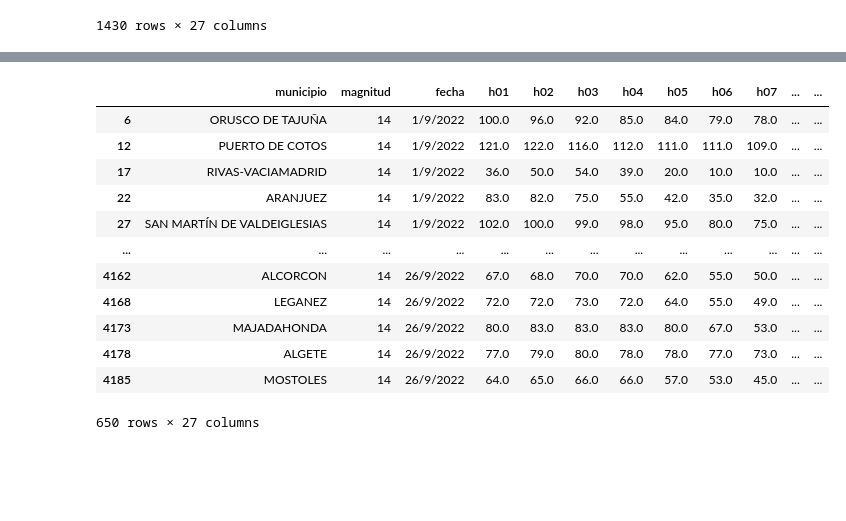
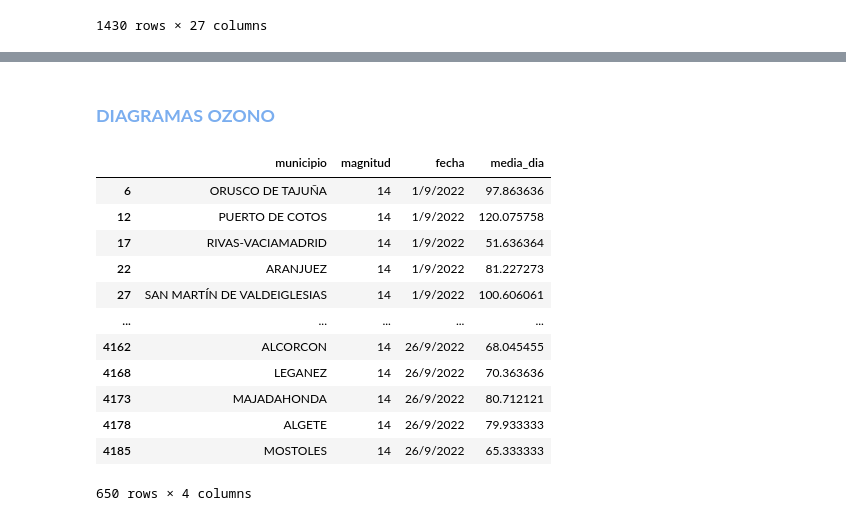
Before and after one commit to AlvaroMartinezSilva/IA, a Jupyter notebook: TrabajoGrupalIA.ipynb, the cells around one changed output, grey strips where cells are left out. Cells and saved outputs as stored; diff of their text form; code cells hidden in the pictures; blank space fills up the shorter version.

Commit message:
arreglado datos

```diff
--- a/TrabajoGrupalIA.ipynb
+++ b/TrabajoGrupalIA.ipynb
@@ -20,5 +42,13 @@ import numpy as np
 # %%
-connection = mysql.connector.connect(host='127.0.0.1',
+#creamos una conexion con la base de datos
+x=1
+if x==0:
+    connection = mysql.connector.connect(host='127.0.0.1',
+                                            user='root',
+                                            password='1234', port='3308')
+    cursor=connection.cursor(buffered=True)
+elif x==1:
+    connection = mysql.connector.connect(host='127.0.0.1',
                                          user='root',
                                          password='1234', port='3306')
 cursor=connection.cursor(buffered=True)
@@ -138,7 +168,7 @@ df.drop( columns=['estacion','punto_muestreo'], axis=1, inplace=True, errors='ig
 df = df.drop(df.filter(regex='v').columns, axis=1,errors='ignore')
 # %%
 #selecciono los elementos que contienen las magnitudes 6, 12 y 14 con los que voy a trabajar
-x=df[(df['magnitud'] == 6)|(df['magnitud'] == 12)|(df['magnitud'] == 14)]
+x=df[(df['magnitud'] == 12)|(df['magnitud'] == 6)|(df['magnitud'] == 14)]
 
 x
 # %% [output]
@@ -163,3 +188,10 @@ x
 # %%
 #ya que tengo el csv que quiero lo descargo y lo importo a sql
 x.to_csv('Datos_Climaticos.csv')
+# %%
+x_horas=pd.DataFrame(data=x.iloc[:,3:])
+mean_x_horas=x_horas.mean(axis=1)
+media_horas_x=pd.DataFrame(data=mean_x_horas)
+x.drop( df.iloc[:, 3:], axis=1, inplace=True, errors='ignore')
+x['media_dia']=media_horas_x
+x
@@ -165,0 +224,4 @@ x.to_csv('Datos_Climaticos.csv')
+# %%
+def dfVelas(num):
+    df=x[(x['magnitud'] == num)]
+    return df
@@ -166,19 +250,20 @@ x.to_csv('Datos_Climaticos.csv')
+# %% [markdown]
+<h3 style='font-family: "Times New Roman", Times, serif; font-weight: bold;color:#7BAEEF;letter-spacing: 2px;'>DIAGRAMAS OZONO</h3>
 # %%
 #saco la tabla de solo emiciones de ozono
-ozono=x[(x['magnitud'] == 14)]
+ozono=dfVelas(14)
 ozono
-#x.plot( 'ano', x.iloc[:,5:30] )
 # %% [output]
-|  | municipio | magnitud | fecha | h01 | h02 | h03 | h04 | h05 | h06 | h07 | ... | ... |
-| 6 | ORUSCO DE TAJUÑA | 14 | 1/9/2022 | 100.0 | 96.0 | 92.0 | 85.0 | 84.0 | 79.0 | 78.0 | ... | ... |
-| 12 | PUERTO DE COTOS | 14 | 1/9/2022 | 121.0 | 122.0 | 116.0 | 112.0 | 111.0 | 111.0 | 109.0 | ... | ... |
-| 17 | RIVAS-VACIAMADRID | 14 | 1/9/2022 | 36.0 | 50.0 | 54.0 | 39.0 | 20.0 | 10.0 | 10.0 | ... | ... |
-| 22 | ARANJUEZ | 14 | 1/9/2022 | 83.0 | 82.0 | 75.0 | 55.0 | 42.0 | 35.0 | 32.0 | ... | ... |
-| 27 | SAN MARTÍN DE VALDEIGLESIAS | 14 | 1/9/2022 | 102.0 | 100.0 | 99.0 | 98.0 | 95.0 | 80.0 | 75.0 | ... | ... |
-| ... | ... | ... | ... | ... | ... | ... | ... | ... | ... | ... | ... | ... |
-| 4162 | ALCORCON | 14 | 26/9/2022 | 67.0 | 68.0 | 70.0 | 70.0 | 62.0 | 55.0 | 50.0 | ... | ... |
-| 4168 | LEGANEZ | 14 | 26/9/2022 | 72.0 | 72.0 | 73.0 | 72.0 | 64.0 | 55.0 | 49.0 | ... | ... |
-| 4173 | MAJADAHONDA | 14 | 26/9/2022 | 80.0 | 83.0 | 83.0 | 83.0 | 80.0 | 67.0 | 53.0 | ... | ... |
-| 4178 | ALGETE | 14 | 26/9/2022 | 77.0 | 79.0 | 80.0 | 78.0 | 78.0 | 77.0 | 73.0 | ... | ... |
-| 4185 | MOSTOLES | 14 | 26/9/2022 | 64.0 | 65.0 | 66.0 | 66.0 | 57.0 | 53.0 | 45.0 | ... | ... |
+|  | municipio | magnitud | fecha | media_dia |
+| 6 | ORUSCO DE TAJUÑA | 14 | 1/9/2022 | 97.863636 |
+| 12 | PUERTO DE COTOS | 14 | 1/9/2022 | 120.075758 |
+| 17 | RIVAS-VACIAMADRID | 14 | 1/9/2022 | 51.636364 |
+| 22 | ARANJUEZ | 14 | 1/9/2022 | 81.227273 |
+| 27 | SAN MARTÍN DE VALDEIGLESIAS | 14 | 1/9/2022 | 100.606061 |
+| ... | ... | ... | ... | ... |
+| 4162 | ALCORCON | 14 | 26/9/2022 | 68.045455 |
+| 4168 | LEGANEZ | 14 | 26/9/2022 | 70.363636 |
+| 4173 | MAJADAHONDA | 14 | 26/9/2022 | 80.712121 |
+| 4178 | ALGETE | 14 | 26/9/2022 | 79.933333 |
+| 4185 | MOSTOLES | 14 | 26/9/2022 | 65.333333 |
-650 rows × 27 columns
+650 rows × 4 columns
```
Also changed, not shown: parts of 47 cells of this notebook, 1 other file.
